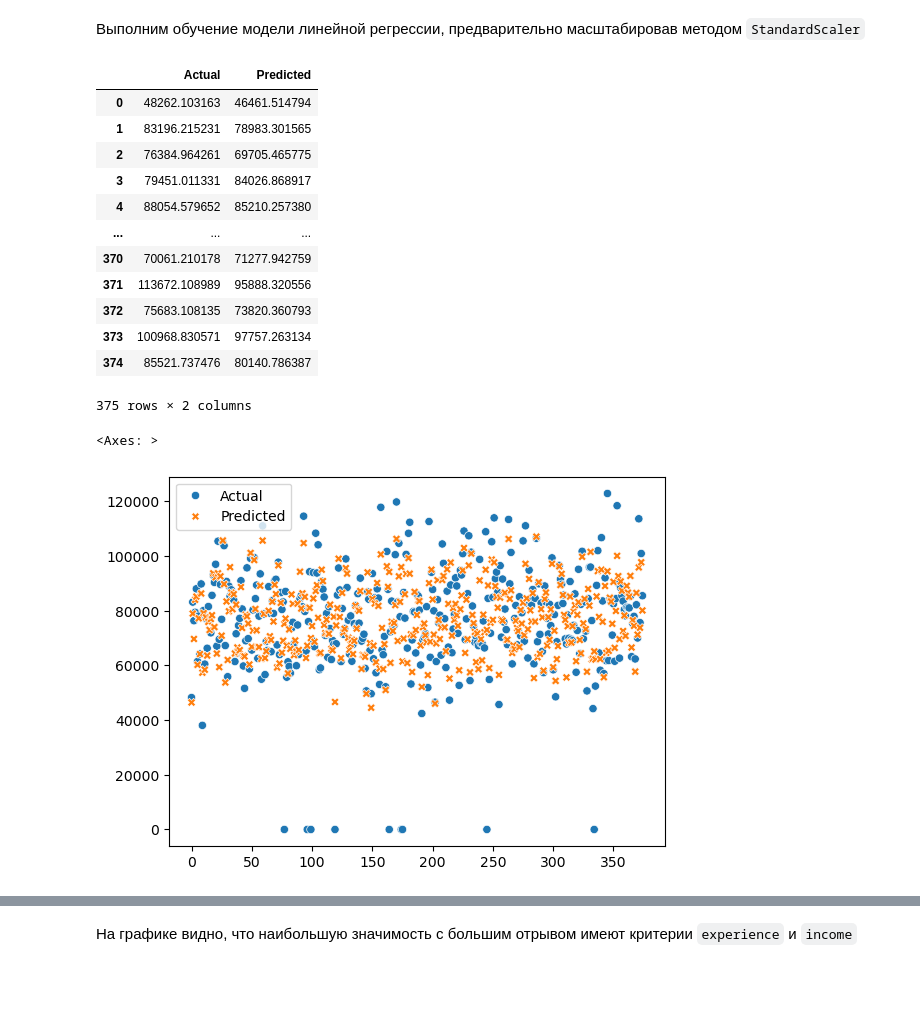
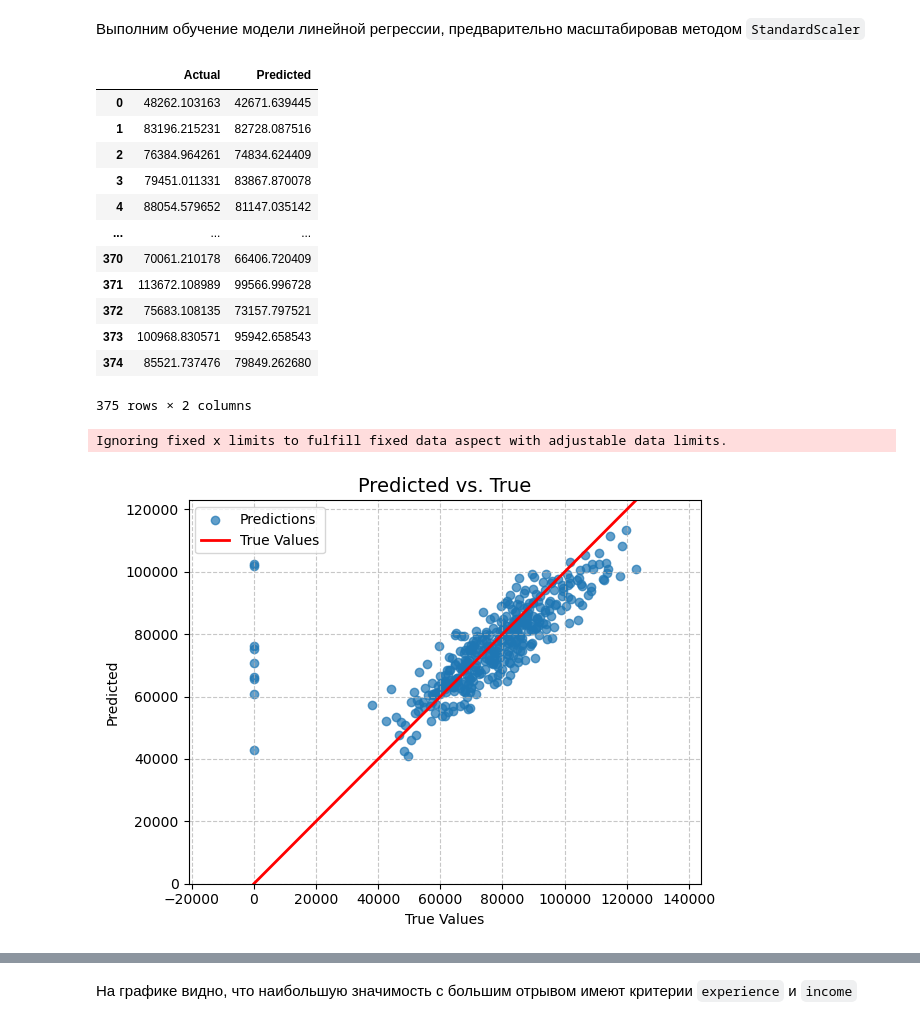
Before and after one commit to tush00nka/DA_lab_3, a Jupyter notebook: ЛР3_Борисоглебский_12.ipynb, the cells around one changed output, grey strips where cells are left out. Cells and saved outputs as stored; diff of their text form; code cells hidden in the pictures; blank space fills up the shorter version.

```diff
--- a/ЛР3_Борисоглебский_12.ipynb
+++ b/ЛР3_Борисоглебский_12.ipynb
@@ -103,18 +107,21 @@ b: -0.0863
 # %% [markdown]
 Построим график с истинными предсказаниями в виде красной линии под углом 45 градусов
 # %%
-def pred_vs_true(predictions, true_values):
+def pred_vs_true(true_values, predictions):
 
-	plt.figure(figsize=(8, 8))
+	plt.figure()
 
-	plt.scatter(true_values, predictions, alpha=0.7, color='blue', label='Preditions')
+	for key in predictions:
+		plt.scatter(true_values, predictions[key], alpha=0.7, label=key)
 
-	min_val = min(min(true_values), min(predictions))
-	max_val = max(max(true_values), max(predictions))
+		min_val = min(min(true_values), min(predictions[key]))
+		max_val = max(max(true_values), max(predictions[key]))
+
 	plt.plot([min_val, max_val], [min_val, max_val], color='red', linewidth=2, label='True Values')
 
 	plt.xlabel('True Values')
-	plt.ylabel('Predictions')
+	plt.ylabel("Predicted")
+
 	plt.title('Predicted vs. True', fontsize=14)
 
 	plt.legend()
@@ -128,7 +135,7 @@ def pred_vs_true(predictions, true_values):
 	plt.tight_layout()
 	plt.show()
 
-pred_vs_true(predictions_valid, y_valid)
+pred_vs_true(y_valid, {"Predictions": predictions_valid})
 # %% [output]
 Ignoring fixed x limits to fulfill fixed data aspect with adjustable data limits.
 Ignoring fixed x limits to fulfill fixed data aspect with adjustable data limits.
@@ -437,44 +459,52 @@ df = df.fillna(0)
 # %% [markdown]
 Выполним обучение модели линейной регрессии, предварительно масштабировав методом `StandardScaler`
 # %%
+from sklearn.preprocessing import LabelEncoder
+
 y = df['salary']
-X = df.drop('salary', axis=1).select_dtypes([np.number])
+le = LabelEncoder()
+
+X = df.drop('salary', axis=1)
+for col in df.select_dtypes(include='object').columns:
+	X[col] = le.fit_transform(df[col])
 
 X_train,X_valid,y_train,y_valid = train_test_split(
     X, y,
     test_size=0.25,
     random_state=0
 )
 
 scaler = StandardScaler()
 scaler.fit(X_train)
 X_train_scaled = scaler.transform(X_train)
 X_valid_scaled = scaler.transform(X_valid)
 
 model = LinearRegression()
 model.fit(X_train_scaled, y_train)
 predictions_valid = model.predict(X_valid_scaled)
 
 df_match = pd.DataFrame({'Actual': y_valid, 'Predicted': predictions_valid }).reset_index(drop=True)
 display(df_match)
 
-sns.scatterplot(df_match)
+pred_vs_true(y_valid, {"Predictions": predictions_valid})
+
+# sns.scatterplot(df_match)
 # %% [output]
 |  | Actual | Predicted |
-| 0 | 48262.103163 | 46461.514794 |
-| 1 | 83196.215231 | 78983.301565 |
-| 2 | 76384.964261 | 69705.465775 |
-| 3 | 79451.011331 | 84026.868917 |
-| 4 | 88054.579652 | 85210.257380 |
+| 0 | 48262.103163 | 42671.639445 |
+| 1 | 83196.215231 | 82728.087516 |
+| 2 | 76384.964261 | 74834.624409 |
+| 3 | 79451.011331 | 83867.870078 |
+| 4 | 88054.579652 | 81147.035142 |
 | ... | ... | ... |
-| 370 | 70061.210178 | 71277.942759 |
-| 371 | 113672.108989 | 95888.320556 |
-| 372 | 75683.108135 | 73820.360793 |
-| 373 | 100968.830571 | 97757.263134 |
-| 374 | 85521.737476 | 80140.786387 |
+| 370 | 70061.210178 | 66406.720409 |
+| 371 | 113672.108989 | 99566.996728 |
+| 372 | 75683.108135 | 73157.797521 |
+| 373 | 100968.830571 | 95942.658543 |
+| 374 | 85521.737476 | 79849.262680 |
 375 rows × 2 columns
-<Axes: >
+Ignoring fixed x limits to fulfill fixed data aspect with adjustable data limits.
-[figure, old version]
+[figure, new version]
 # %%
 print(f'Mean Absolute Error: {metrics.mean_absolute_error(y_valid, predictions_valid):.4f}')
 print(f'Mean Squared Error: {metrics.mean_squared_error(y_valid, predictions_valid):.4f}')
```
Also changed, not shown: parts of 19 cells of this notebook.
